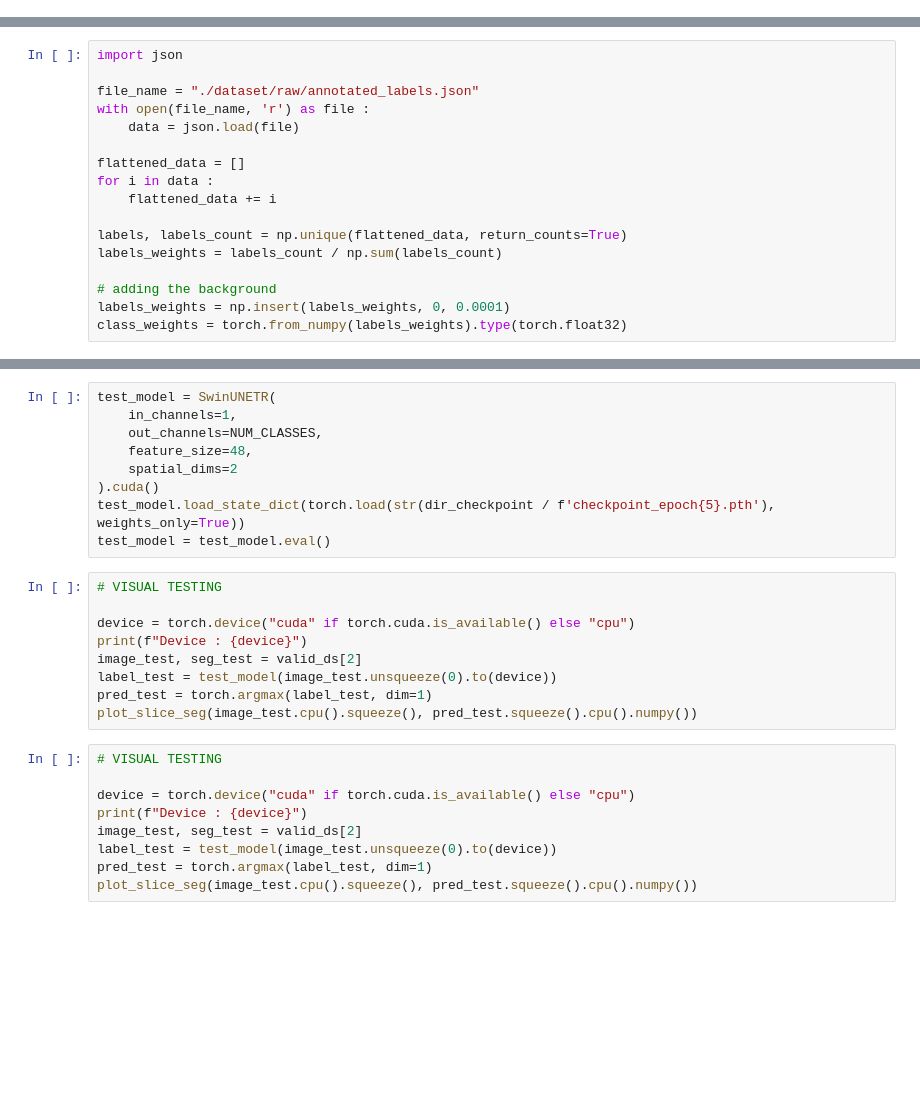
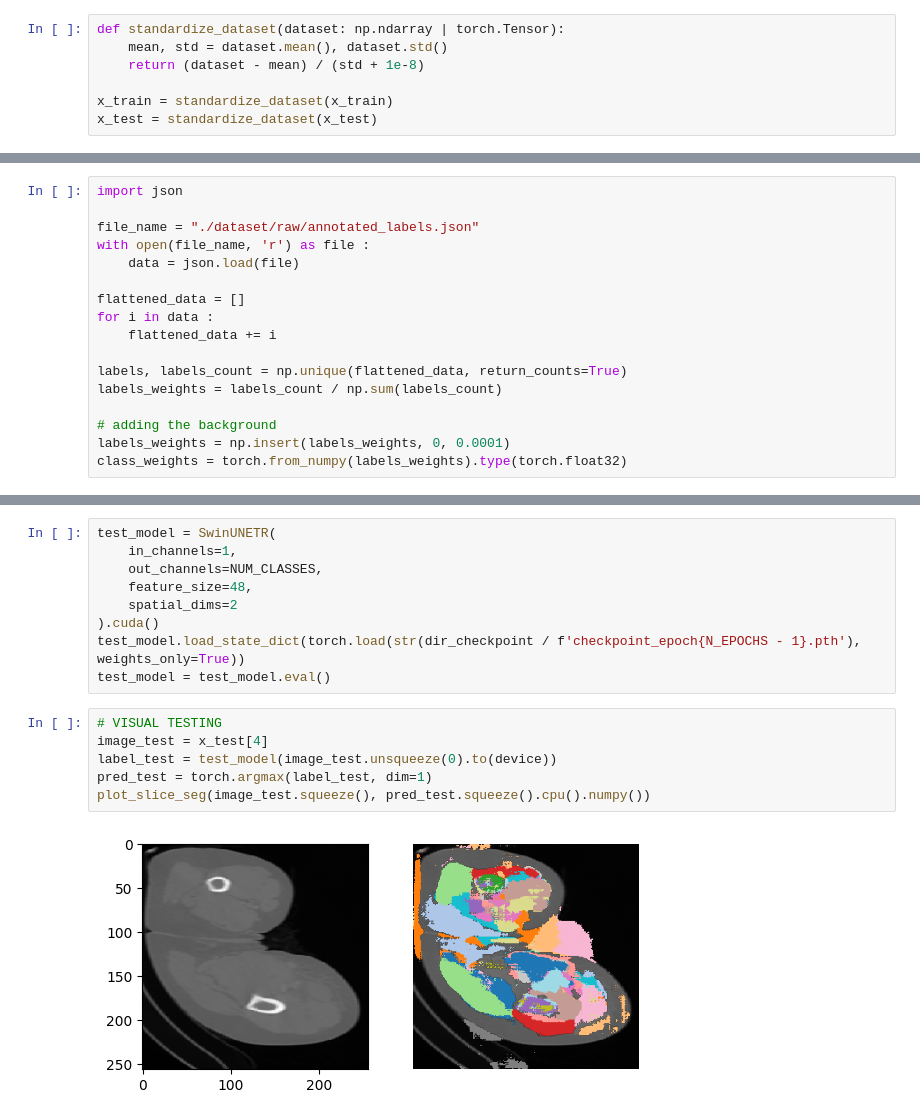
Before and after one commit to MauroAbidalCarrer/raidium_challenge, a Jupyter notebook: swin_unet.ipynb, the cells around one changed output, grey strips where cells are left out. Saved outputs shown, nothing was run; the diff lists cells and outputs as text; blank space fills up the shorter version.

```diff
--- a/swin_unet.ipynb
+++ b/swin_unet.ipynb
@@ -71,2 +68,9 @@ Our dataset labels shape is torch.Size([759, 256, 256])
+# %%
+def standardize_dataset(dataset: np.ndarray | torch.Tensor):
+    mean, std = dataset.mean(), dataset.std()
+    return (dataset - mean) / (std + 1e-8)
+
+x_train = standardize_dataset(x_train)
+x_test = standardize_dataset(x_test)
 # %%
 ## Split for train and test data
@@ -310,23 +320,13 @@ test_model = SwinUNETR(
     feature_size=48,
     spatial_dims=2
 ).cuda()
-test_model.load_state_dict(torch.load(str(dir_checkpoint / f'checkpoint_epoch{5}.pth'), weights_only=True))
+test_model.load_state_dict(torch.load(str(dir_checkpoint / f'checkpoint_epoch{N_EPOCHS - 1}.pth'), weights_only=True))
 test_model = test_model.eval()
 # %%
 # VISUAL TESTING
-
-device = torch.device("cuda" if torch.cuda.is_available() else "cpu")
-print(f"Device : {device}")
-image_test, seg_test = valid_ds[2]
+image_test = x_test[4]
 label_test = test_model(image_test.unsqueeze(0).to(device))
 pred_test = torch.argmax(label_test, dim=1)
-plot_slice_seg(image_test.cpu().squeeze(), pred_test.squeeze().cpu().numpy())
+plot_slice_seg(image_test.squeeze(), pred_test.squeeze().cpu().numpy())
+# %% [output]
+[figure, added]
-# %%
-# VISUAL TESTING
-
-device = torch.device("cuda" if torch.cuda.is_available() else "cpu")
-print(f"Device : {device}")
-image_test, seg_test = valid_ds[2]
-label_test = test_model(image_test.unsqueeze(0).to(device))
-pred_test = torch.argmax(label_test, dim=1)
-plot_slice_seg(image_test.cpu().squeeze(), pred_test.squeeze().cpu().numpy())
```
Also changed, not shown: parts of 11 cells of this notebook, 1 other file.
